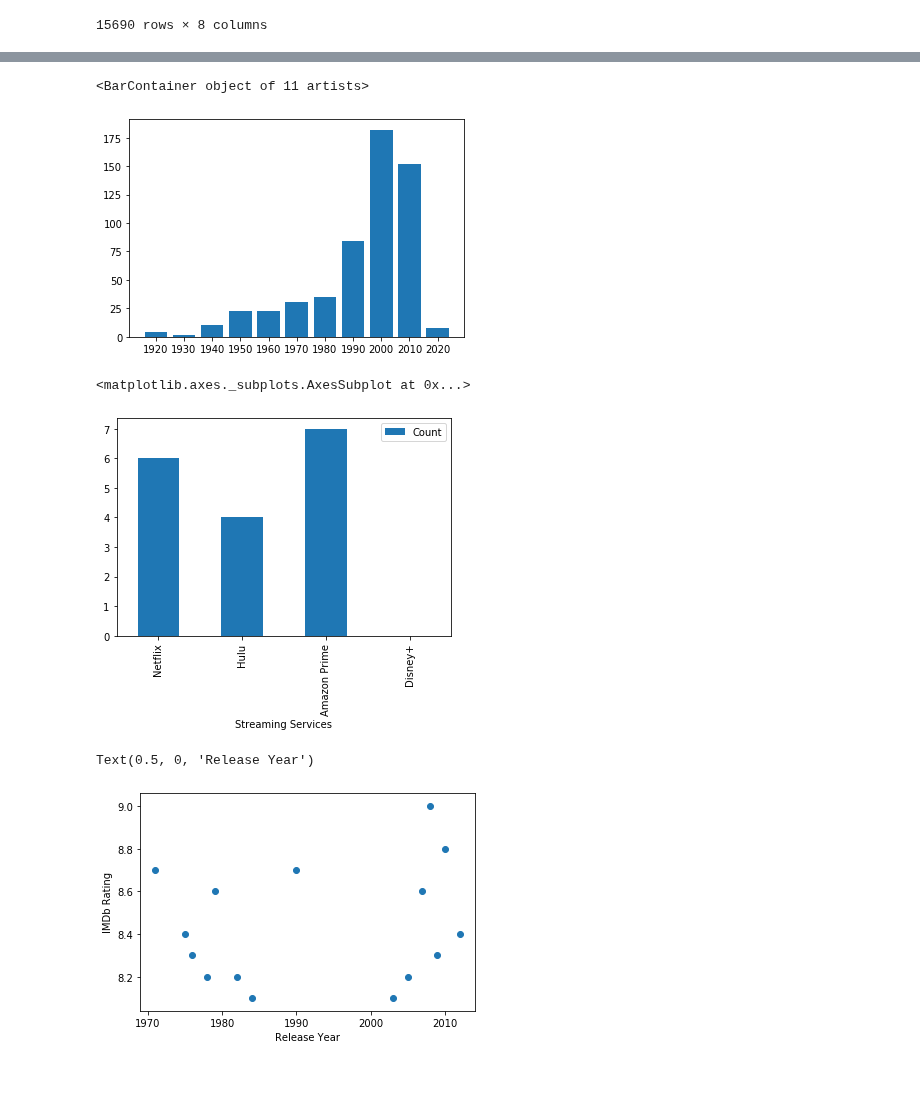
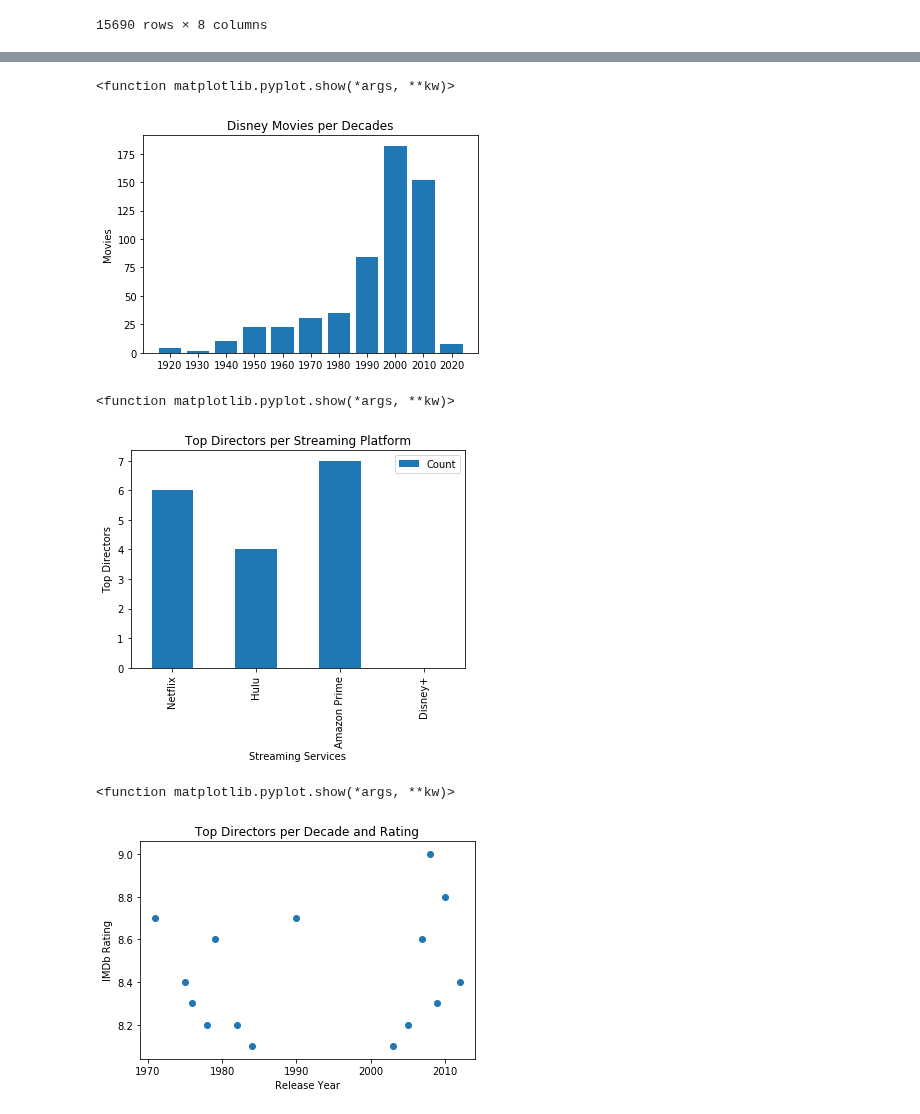
Before and after one commit to trevorguleserian/Project1, a Jupyter notebook: movies_data.ipynb, the cells around one changed output, grey strips where cells are left out. Cells and saved outputs as stored; diff of their text form; code cells hidden in the pictures; blank space fills up the shorter version.

```diff
--- a/movies_data.ipynb
+++ b/movies_data.ipynb
@@ -109,9 +136,14 @@ disney_year_df = disney_df[['Title', 'Year']].reset_index(inplace=False)
 disney_year_df['Decade'] = pd.cut(disney_year_df['Year'], year_bin, labels=year_names, include_lowest=True)
 disney_year_df = disney_year_df.groupby('Decade').count().reset_index(inplace=False)
 plt.bar(disney_year_df['Decade'],disney_year_df['Year'])
+plt.ylabel('Movies')
+plt.title('Disney Movies per Decades')
+
+plt.savefig("PNG/prime_movie_per_decade.png")
+plt.show
 # %% [output]
-<BarContainer object of 11 artists>
+<function matplotlib.pyplot.show(*args, **kw)>
-[figure, old version]
+[figure, new version]
 # %%
 high_ratings = movies_df.loc[movies_df['IMDb']>8]
 director_df = high_ratings['Directors'].value_counts().head(30).reset_index()
@@ -141,15 +173,25 @@ dcount_df = pd.DataFrame({'Streaming Services': ['Netflix', 'Hulu', 'Amazon Prim
                          'Count': [dnetflix, dhulu, dprime, ddisney]}
                        ).set_index('Streaming Services')
 dcount_df.plot(kind='bar')
+plt.ylabel('Top Directors')
+plt.title('Top Directors per Streaming Platform')
+
+plt.savefig("PNG/movie_rating_per_director.png")
+plt.show
 # %% [output]
-<matplotlib.axes._subplots.AxesSubplot at 0x...>
+<function matplotlib.pyplot.show(*args, **kw)>
-[figure, old version]
+[figure, new version]
 # %%
 dyear = top_directors['Year']
 drating = top_directors['IMDb']
 plt.scatter(dyear, drating)
 plt.ylabel('IMDb Rating')
 plt.xlabel('Release Year')
+
+plt.title('Top Directors per Decade and Rating')
+
+plt.savefig("PNG/directos_rating_per_decade.png")
+plt.show
 # %% [output]
-Text(0.5, 0, 'Release Year')
+<function matplotlib.pyplot.show(*args, **kw)>
-[figure, old version]
+[figure, new version]
```
Also changed, not shown: parts of 6 cells of this notebook, 9 other files.
